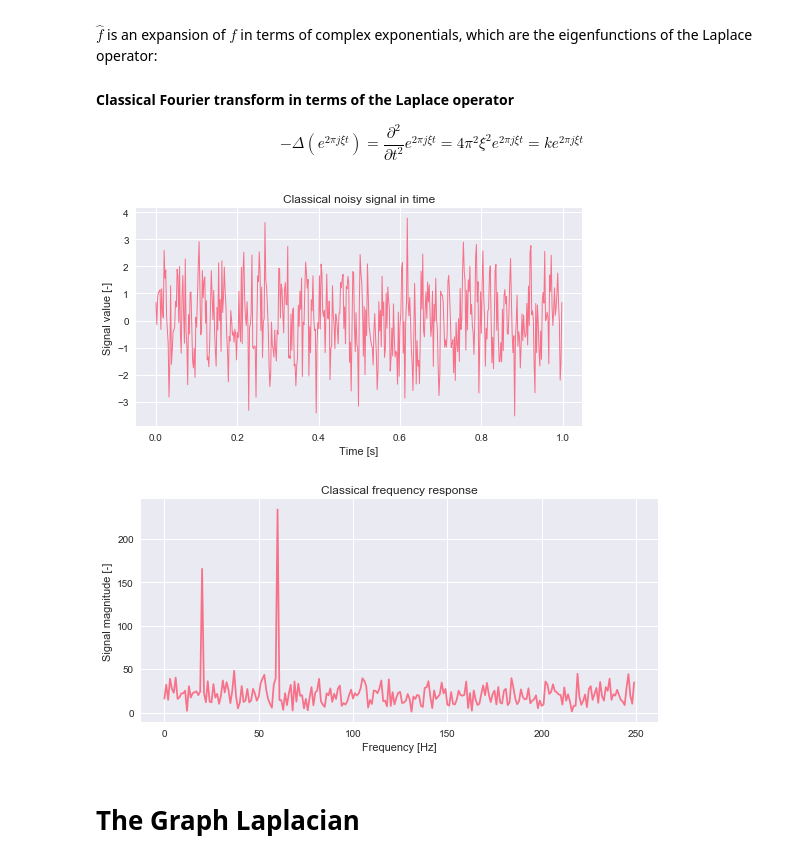
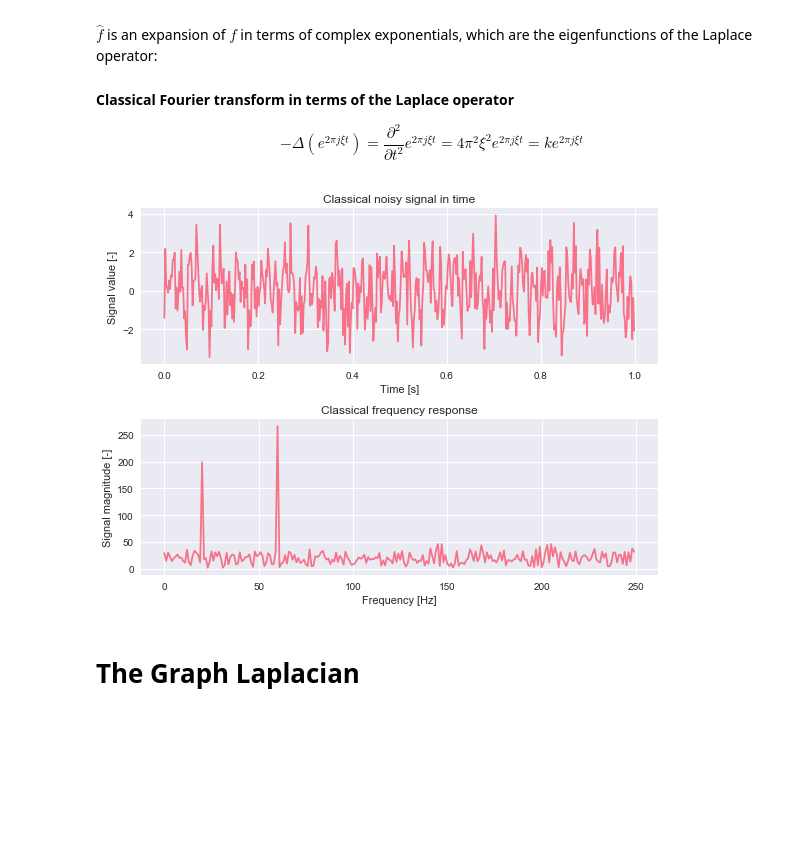
Before and after one commit to mdbartos/graph-signals, a Jupyter notebook: notebooks/graph_fourier_transform.ipynb, the cells around one changed output. Drawn from its saved outputs; the diff is of its cells as text; code cells hidden in the pictures; blank space fills up the shorter version.

```diff
--- a/notebooks/graph_fourier_transform.ipynb
+++ b/notebooks/graph_fourier_transform.ipynb
@@ -49,16 +49,6 @@ sinwaves = [scale*np.sin(2*np.pi*freq*t)
             for freq, scale in zip(freqs, scales)]
 u_noise = np.random.randn(n)
 f = sum(sinwaves) + u_noise
-# %%
-# Plot noisy signal
-fig, ax = plt.subplots(figsize=(8, 4))
-ax.plot(t, f, linewidth=1)
-ax.set_xlabel('Time [s]')
-ax.set_ylabel('Signal value [-]')
-ax.set_title('Classical noisy signal in time')
-plt.savefig('../img/graph_fourier_transform_0.pdf', bbox_inches='tight')
-# %% [output]
-[figure, removed]
 # %%
 # Take the FFT of the signal
 fhat = fftpack.fft(f)
@@ -69,17 +59,24 @@ xi = np.linspace(0, Fs, n, endpoint=False)
 # Get the magnitude of the FFT
 mag = np.abs(fhat)
 # %%
-# Plot the magnitude of the frequency spectrum
-fig, ax = plt.subplots(figsize=(8,4))
+# Plot the noisy signal and the magnitude of the frequency spectrum
+fig, ax = plt.subplots(2, figsize=(8,6))
 
-ax.plot(xi[:(n // 2)], mag[:(n //2)])
-ax.set_xlabel('Frequency [Hz]')
-ax.set_ylabel('Signal magnitude [-]')
-ax.set_title('Classical frequency response')
+ax[0].plot(t, f)
+ax[1].plot(xi[:(n // 2)], mag[:(n //2)])
+
+ax[1].set_xlabel('Frequency [Hz]')
+ax[1].set_ylabel('Signal magnitude [-]')
+ax[0].set_xlabel('Time [s]')
+ax[0].set_ylabel('Signal value [-]')
+
+ax[0].set_title(r'Classical noisy signal in time')
+ax[1].set_title(r'Classical frequency response')
+
 plt.tight_layout()
-plt.savefig('../img/graph_fourier_transform_1.pdf', bbox_inches='tight')
+plt.savefig('../img/graph_fourier_transform_0.pdf', bbox_inches='tight')
 # %% [output]
-[figure, old version]
+[figure, new version]
 # %% [markdown]
 # The Graph Laplacian
 # %% [markdown]
```
Also changed, not shown: parts of 8 cells of this notebook, 2 other files.
